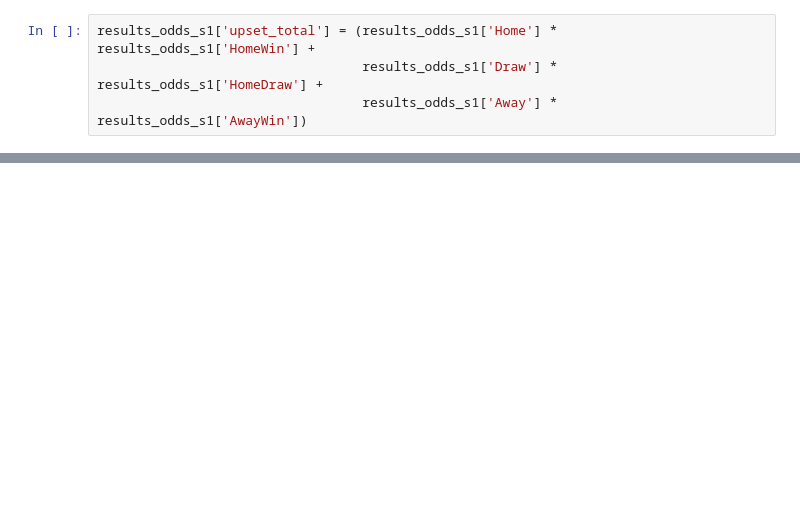
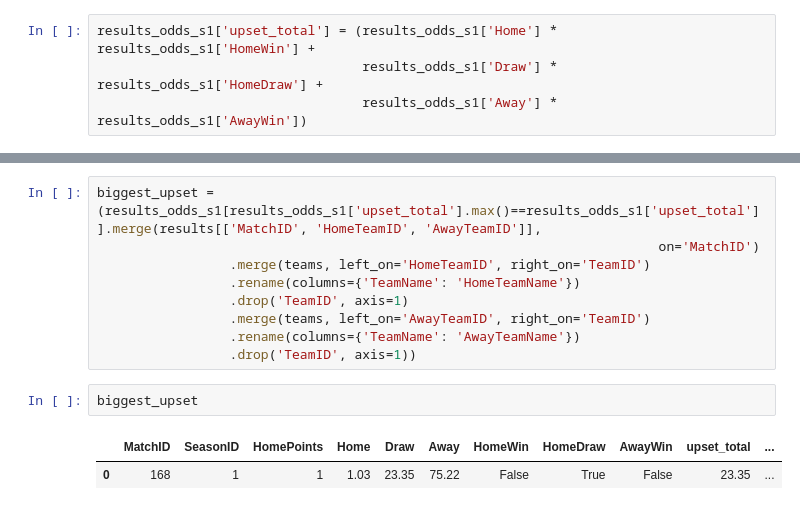
Before and after one commit to ch4413/football, a Jupyter notebook: notebooks/season_1_analysis.ipynb, the cells around one changed output, grey strips where cells are left out. Drawn from its saved outputs; the diff is of its cells as text; blank space fills up the shorter version.

```diff
--- a/notebooks/season_1_analysis.ipynb
+++ b/notebooks/season_1_analysis.ipynb
@@ -93,0 +109,14 @@ results[results['MatchID']==168]
+# %%
+biggest_upset = (results_odds_s1[results_odds_s1['upset_total'].max()==results_odds_s1['upset_total']].merge(results[['MatchID', 'HomeTeamID', 'AwayTeamID']],
+                                                                        on='MatchID')
+                 .merge(teams, left_on='HomeTeamID', right_on='TeamID')
+                 .rename(columns={'TeamName': 'HomeTeamName'})
+                 .drop('TeamID', axis=1)
+                 .merge(teams, left_on='AwayTeamID', right_on='TeamID')
+                 .rename(columns={'TeamName': 'AwayTeamName'})
+                 .drop('TeamID', axis=1))
+# %%
+biggest_upset
+# %% [output]
+|  | MatchID | SeasonID | HomePoints | Home | Draw | Away | HomeWin | HomeDraw | AwayWin | upset_total | ... |
+| 0 | 168 | 1 | 1 | 1.03 | 23.35 | 75.22 | False | True | False | 23.35 | ... |
```
Also changed, not shown: parts of 15 cells of this notebook, 2 other files.
